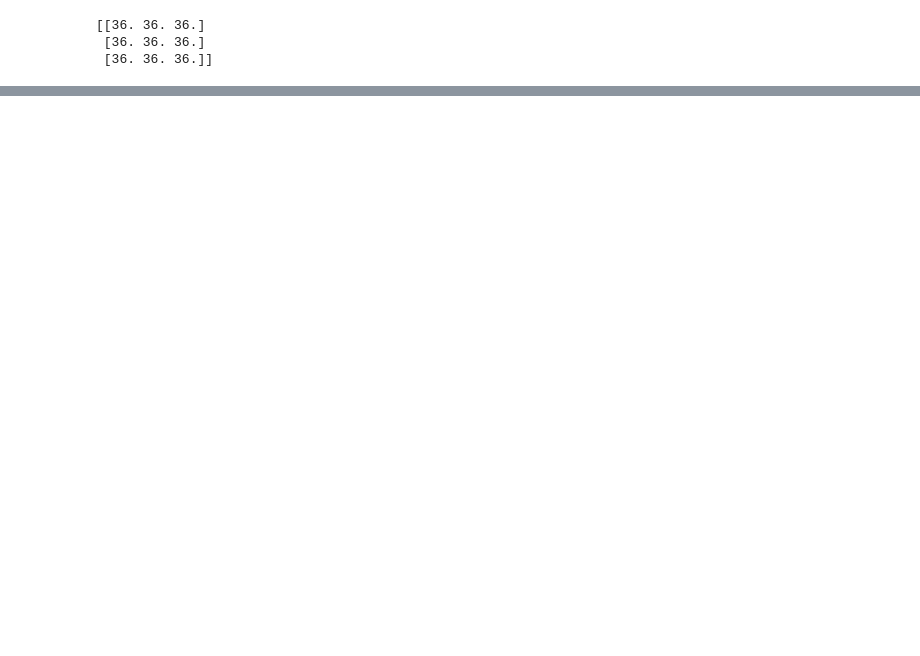
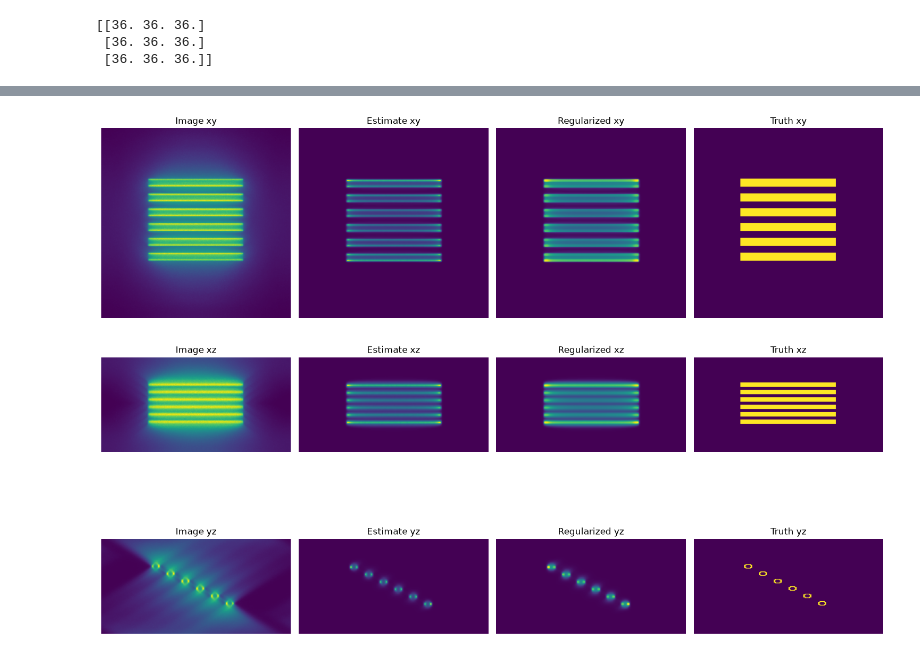
Before and after one commit to clEsperanto/pyclesperanto, a Jupyter notebook: docs/demos/examples/image_deconvolution.ipynb, the cells around one changed output, grey strips where cells are left out. Drawn from its saved outputs; the diff is of its cells as text; code cells hidden in the pictures; blank space fills up the shorter version.

```diff
--- a/docs/demos/examples/image_deconvolution.ipynb
+++ b/docs/demos/examples/image_deconvolution.ipynb
@@ -284,0 +125,10 @@ plt.show()
+# %%
+input_gpu = cle.push(image)
+psf_gpu = cle.push(psf)
+
+estimate = cle.pull(cle.fft.deconvolve(input_gpu, psf_gpu, None, None, 100, 0))
+estimate_reg = cle.pull(cle.fft.deconvolve(input_gpu, psf_gpu, None, None, 100, 0.004))
+
+show_mips([image, estimate, estimate_reg, truth], ['Image', 'Estimate', 'Regularized', 'Truth'])
+# %% [output]
+[figure, added]
```
Also changed, not shown: parts of 25 cells of this notebook, 6 other files.
